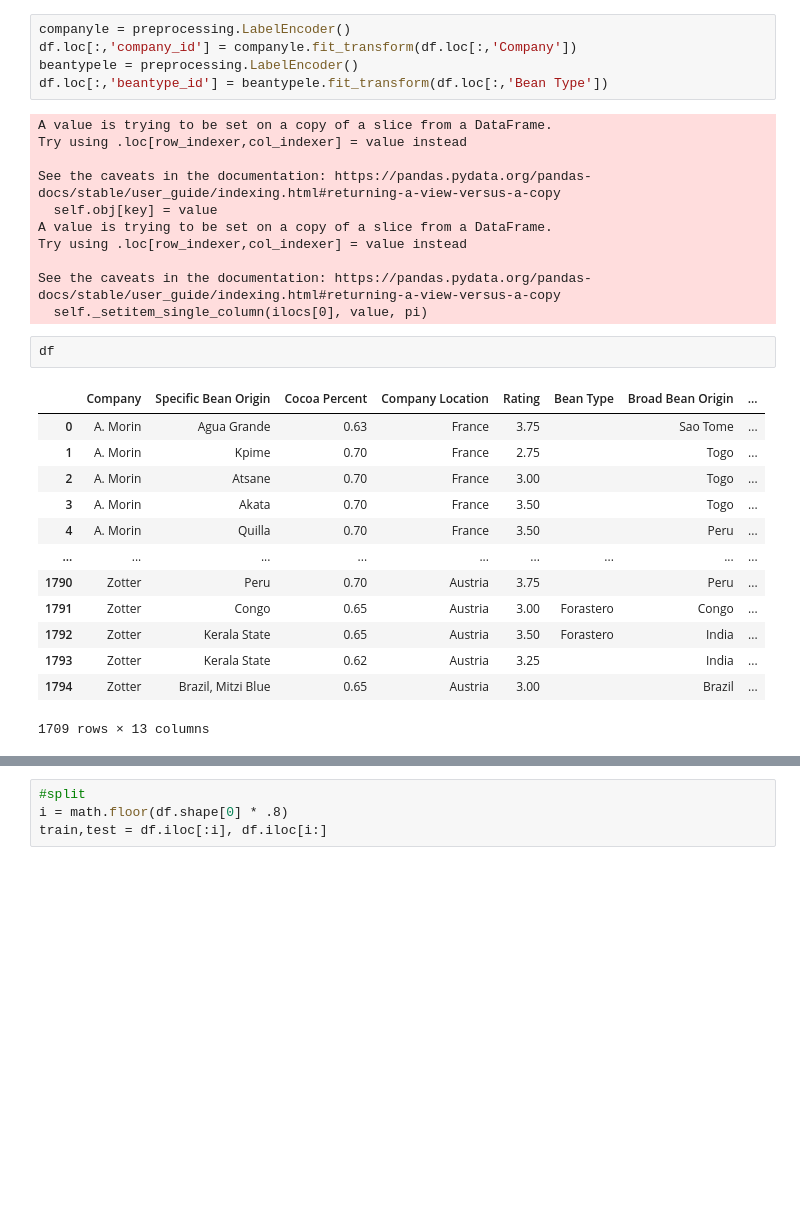
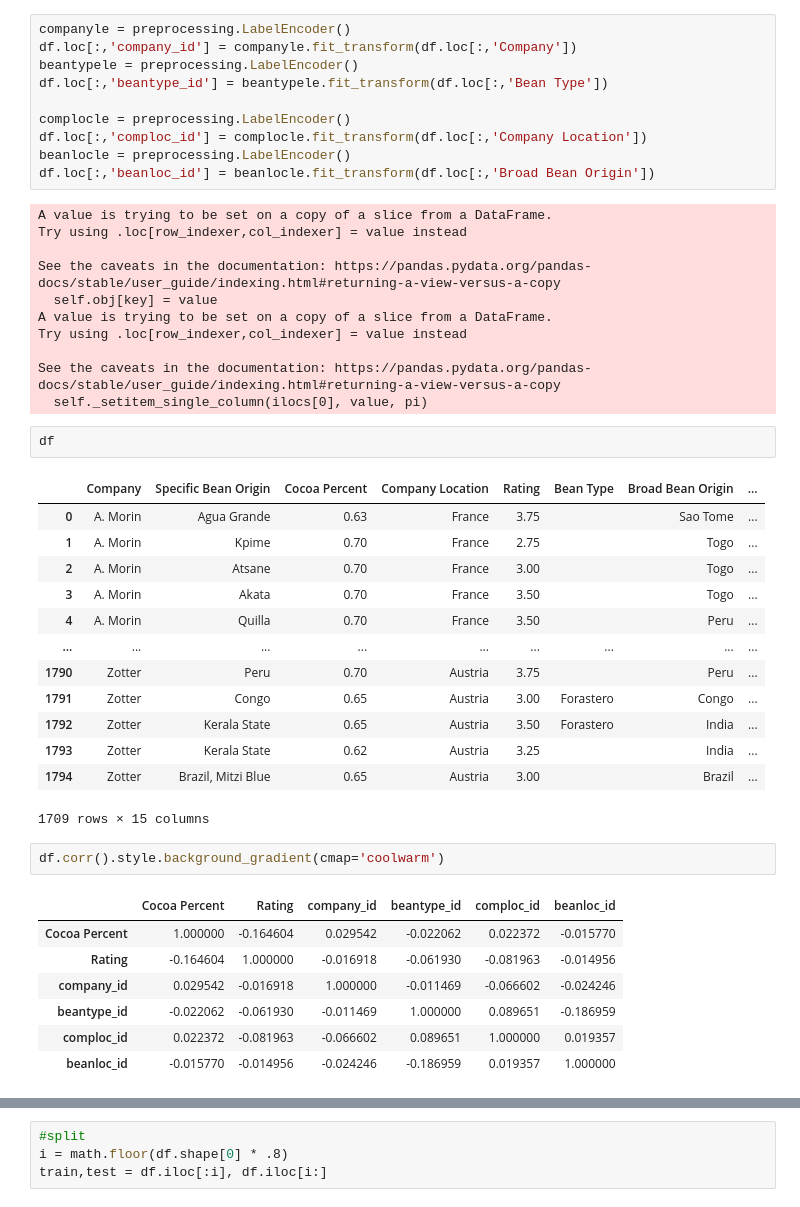
Before and after one commit to marceltransier/datamining-vt21-lab2, a Jupyter notebook: lab3/lab3.ipynb, the cells around one changed output, grey strips where cells are left out. Saved outputs shown, nothing was run; the diff lists cells and outputs as text; blank space fills up the shorter version.

```diff
--- a/lab3/lab3.ipynb
+++ b/lab3/lab3.ipynb
@@ -85,6 +94,11 @@ companyle = preprocessing.LabelEncoder()
 df.loc[:,'company_id'] = companyle.fit_transform(df.loc[:,'Company'])
 beantypele = preprocessing.LabelEncoder()
 df.loc[:,'beantype_id'] = beantypele.fit_transform(df.loc[:,'Bean Type'])
+
+complocle = preprocessing.LabelEncoder()
+df.loc[:,'comploc_id'] = complocle.fit_transform(df.loc[:,'Company Location'])
+beanlocle = preprocessing.LabelEncoder()
+df.loc[:,'beanloc_id'] = beanlocle.fit_transform(df.loc[:,'Broad Bean Origin'])
 # %% [output]
 A value is trying to be set on a copy of a slice from a DataFrame.
 Try using .loc[row_indexer,col_indexer] = value instead
@@ -111,5 +125,15 @@ df
 | 1792 | Zotter | Kerala State | 0.65 | Austria | 3.50 | Forastero | India | ... |
 | 1793 | Zotter | Kerala State | 0.62 | Austria | 3.25 |  | India | ... |
 | 1794 | Zotter | Brazil, Mitzi Blue | 0.65 | Austria | 3.00 |  | Brazil | ... |
-1709 rows × 13 columns
+1709 rows × 15 columns
+# %%
+df.corr().style.background_gradient(cmap='coolwarm')
+# %% [output]
+|  | Cocoa Percent | Rating | company_id | beantype_id | comploc_id | beanloc_id |
+| Cocoa Percent | 1.000000 | -0.164604 | 0.029542 | -0.022062 | 0.022372 | -0.015770 |
+| Rating | -0.164604 | 1.000000 | -0.016918 | -0.061930 | -0.081963 | -0.014956 |
+| company_id | 0.029542 | -0.016918 | 1.000000 | -0.011469 | -0.066602 | -0.024246 |
+| beantype_id | -0.022062 | -0.061930 | -0.011469 | 1.000000 | 0.089651 | -0.186959 |
+| comploc_id | 0.022372 | -0.081963 | -0.066602 | 0.089651 | 1.000000 | 0.019357 |
+| beanloc_id | -0.015770 | -0.014956 | -0.024246 | -0.186959 | 0.019357 | 1.000000 |
 # %%
```
Also changed, not shown: parts of 18 cells of this notebook, 1 other file.
